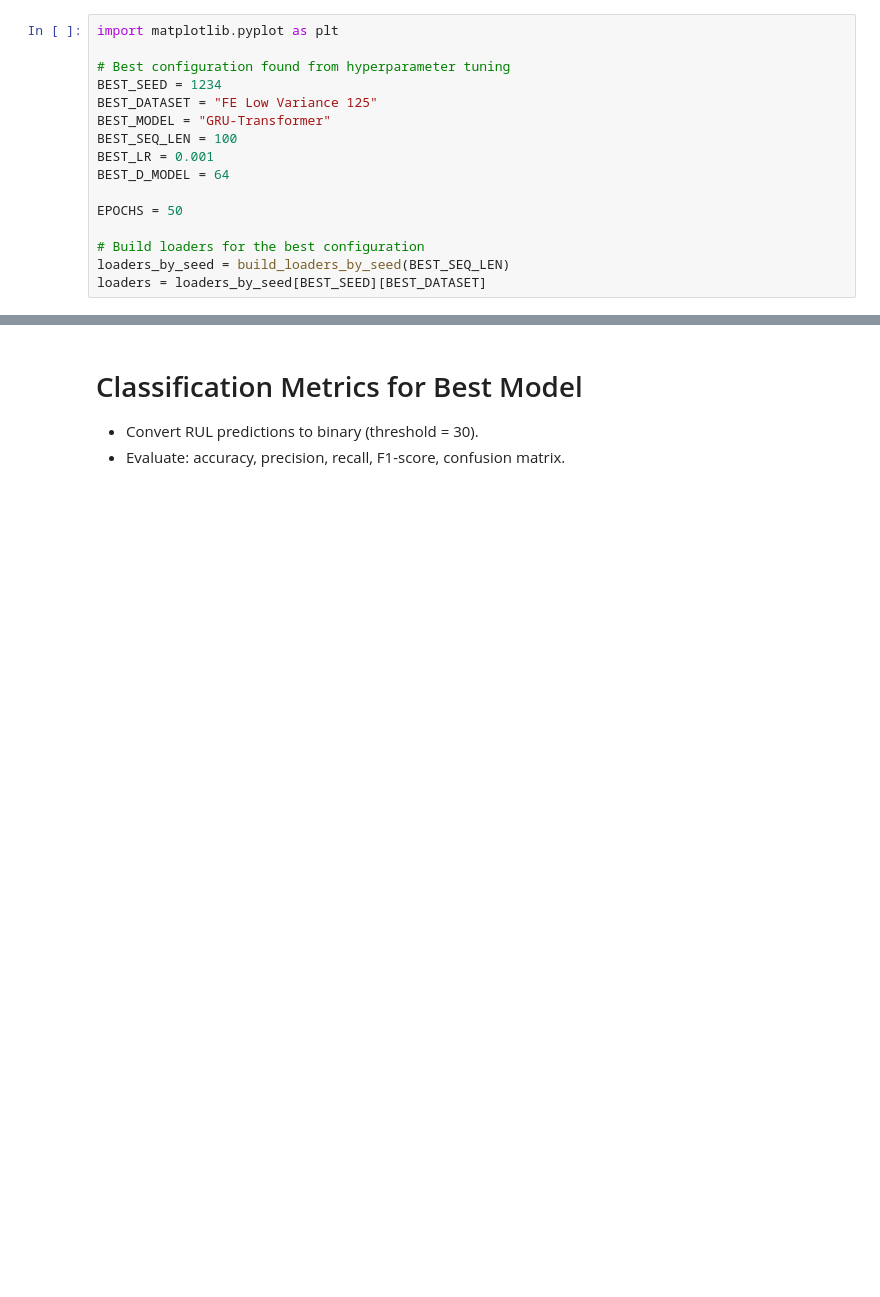
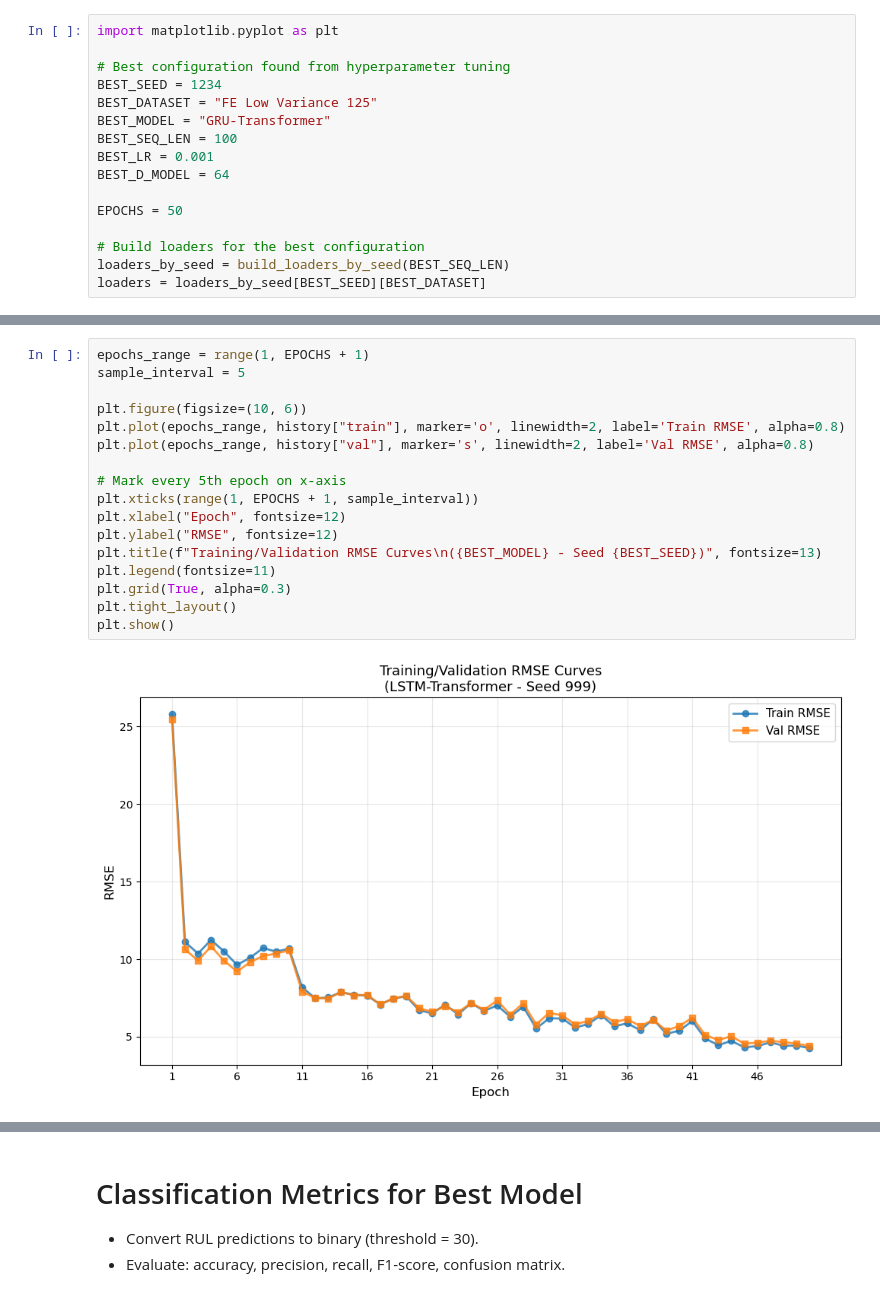
Before and after one commit to tohhylucas/sutd_50039_deep_learning, a Jupyter notebook: Hybrid/FD001_hyperparamter_tunning.ipynb, the cells around one changed output, grey strips where cells are left out. Saved outputs shown, nothing was run; the diff lists cells and outputs as text; blank space fills up the shorter version.

Commit message:
feat--hybrid: update evaluation for all three hybrid models

```diff
--- a/Hybrid/FD001_hyperparamter_tunning.ipynb
+++ b/Hybrid/FD001_hyperparamter_tunning.ipynb
@@ -690,0 +713,19 @@ plt.show()
+# %%
+epochs_range = range(1, EPOCHS + 1)
+sample_interval = 5
+
+plt.figure(figsize=(10, 6))
+plt.plot(epochs_range, history["train"], marker='o', linewidth=2, label='Train RMSE', alpha=0.8)
+plt.plot(epochs_range, history["val"], marker='s', linewidth=2, label='Val RMSE', alpha=0.8)
+
+# Mark every 5th epoch on x-axis
+plt.xticks(range(1, EPOCHS + 1, sample_interval))
+plt.xlabel("Epoch", fontsize=12)
+plt.ylabel("RMSE", fontsize=12)
+plt.title(f"Training/Validation RMSE Curves\n({BEST_MODEL} - Seed {BEST_SEED})", fontsize=13)
+plt.legend(fontsize=11)
+plt.grid(True, alpha=0.3)
+plt.tight_layout()
+plt.show()
+# %% [output]
+[figure, added]
```
Also changed, not shown: parts of 11 cells of this notebook.
